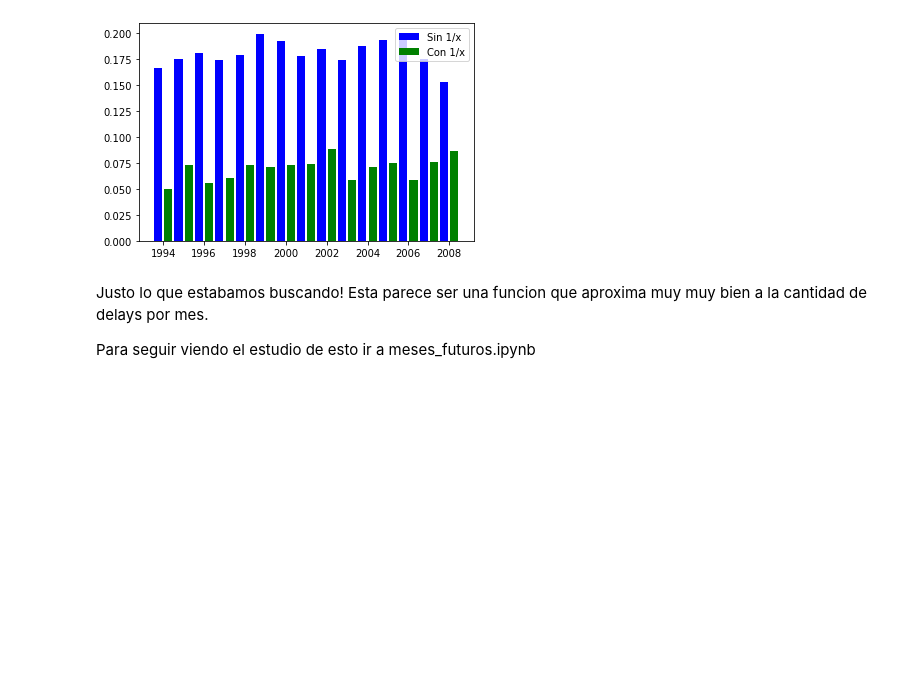
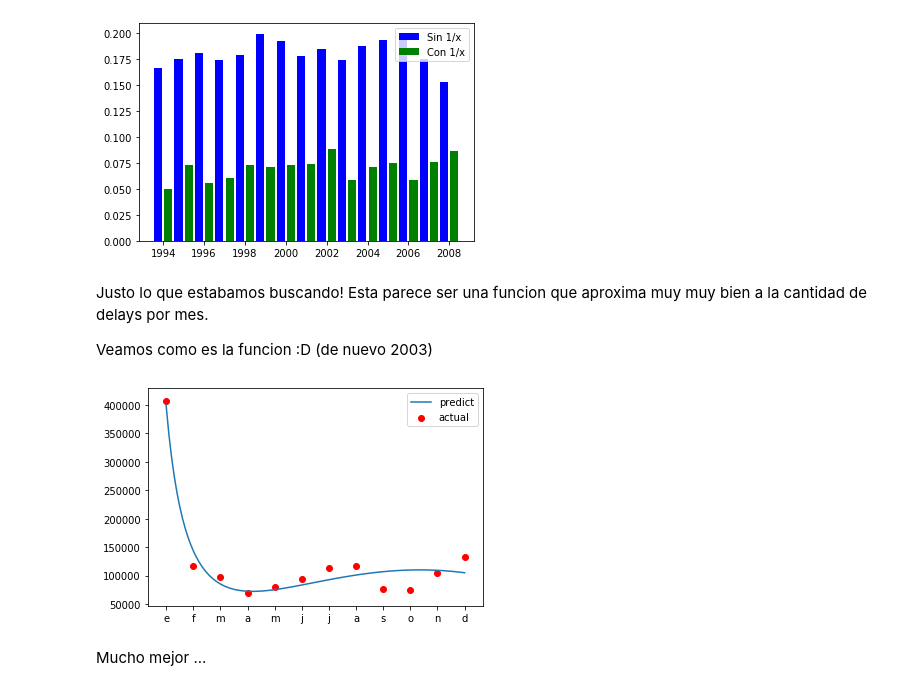
Before and after one commit to ricardogcolombo/tp3, a Jupyter notebook: notebooks/Delays_mes.ipynb, the cells around one changed output. Drawn from its saved outputs; the diff is of its cells as text; code cells hidden in the pictures; blank space fills up the shorter version.

Commit message:
Mucho mejor dalys por mes

```diff
--- a/notebooks/Delays_mes.ipynb
+++ b/notebooks/Delays_mes.ipynb
@@ -160,4 +187,27 @@ plt.show()
 # %% [markdown]
 Justo lo que estabamos buscando! Esta parece ser una funcion que aproxima muy muy bien a la cantidad de delays por mes.
 
-Para seguir viendo el estudio de esto ir a meses_futuros.ipynb
+Veamos como es la funcion :D (de nuevo 2003)
+# %%
+y = np.asarray(data[9]).reshape(-1)
+cml.fit(x, y)
+
+f_x_axis = np.arange(1, 12.1, 0.1)
+f_y_axis = [cml.predict(x) for x in f_x_axis]
+x_ticks = np.arange(1, 13, 1)
+
+data_x_axis = np.arange(1, 13, 1)
+data_y_axis = y
+
+fig, ax = plt.subplots()
+ax.plot(f_x_axis, f_y_axis, label="predict")
+ax.scatter(data_x_axis, data_y_axis, label="actual", color="r")
+ax.legend()
+
+plt.xticks(x_ticks, ["e","f","m","a","m","j","j","a","s","o","n","d"])
+
+plt.show()
+# %% [output]
+[figure, added]
+# %% [markdown]
+Mucho mejor ...
```
Also changed, not shown: parts of 5 cells of this notebook, 3 other files.
